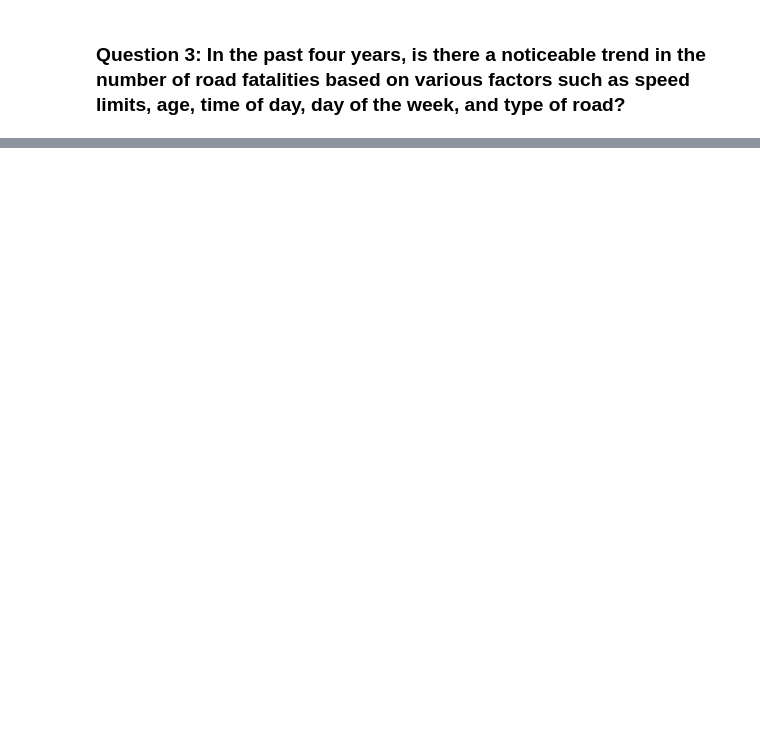
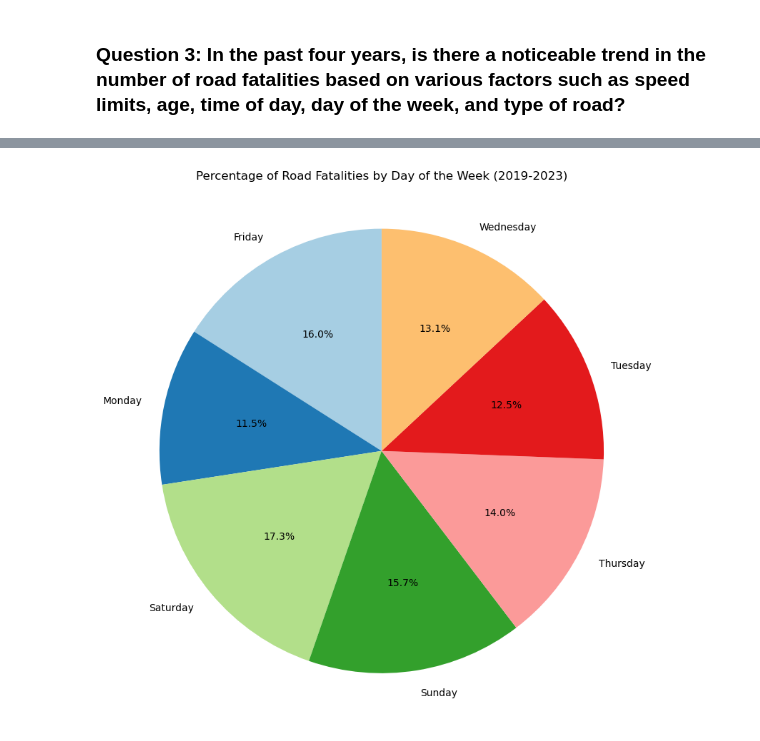
Before and after one commit to Yukitoshi12345/Australia-Road-Fatality, a Jupyter notebook: main.ipynb, the cells around one changed output, grey strips where cells are left out. Cells and saved outputs as stored; diff of their text form; code cells hidden in the pictures; blank space fills up the shorter version.

```diff
--- a/main.ipynb
+++ b/main.ipynb
@@ -263,0 +326,16 @@ plt.show()
+# %%
+# Grouping fatalities by 'Dayweek' for the filtered data (2019-2023)
+dayweek_total = df_fatalities_clean_filtered.groupby('Dayweek').size()
+
+# Calculating percentages for each dayweek
+dayweek_percentage = (dayweek_total / dayweek_total.sum()) * 100
+
+# Plotting the pie chart
+plt.figure(figsize=(8, 8))
+plt.pie(dayweek_percentage, labels=dayweek_percentage.index, autopct='%1.1f%%', startangle=90, colors=plt.cm.Paired.colors)
+plt.title('Percentage of Road Fatalities by Day of the Week (2019-2023)')
+plt.axis('equal')  # Equal aspect ratio ensures that pie is drawn as a circle
+plt.tight_layout()
+plt.show()
+# %% [output]
+[figure, added]
```
Also changed, not shown: parts of 8 cells of this notebook, 1 other file.
